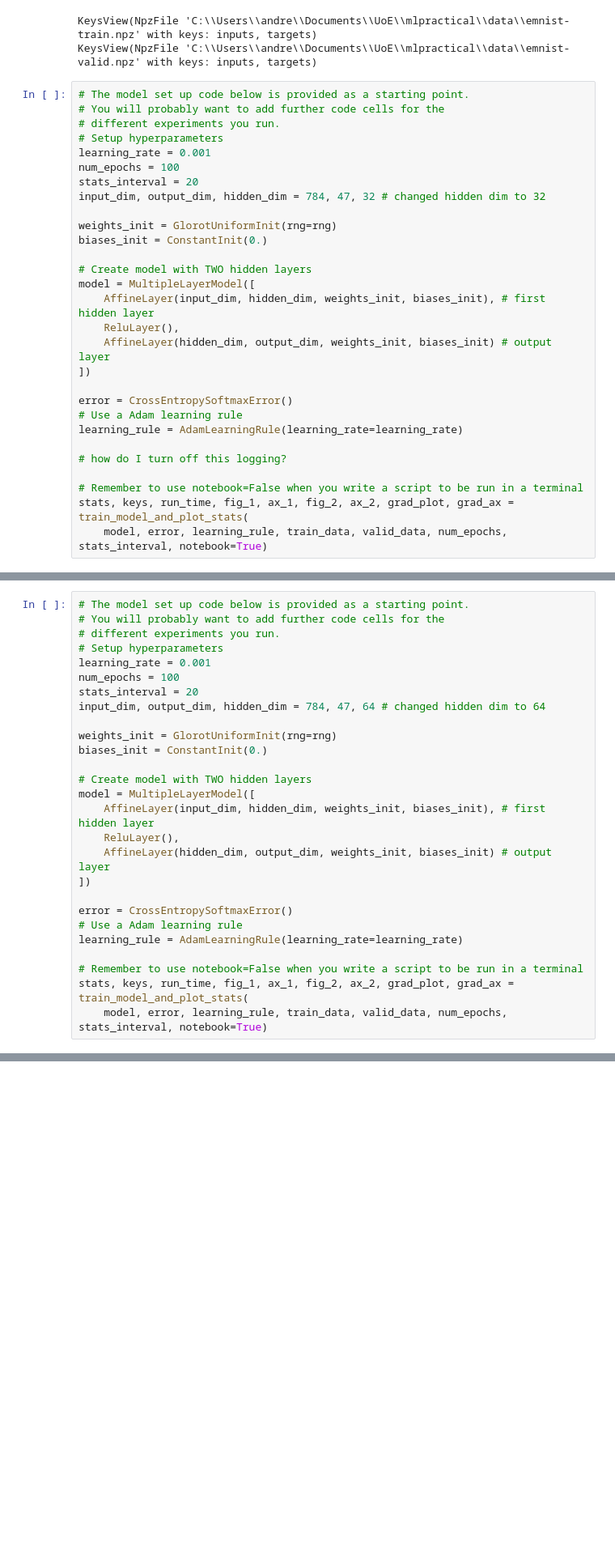
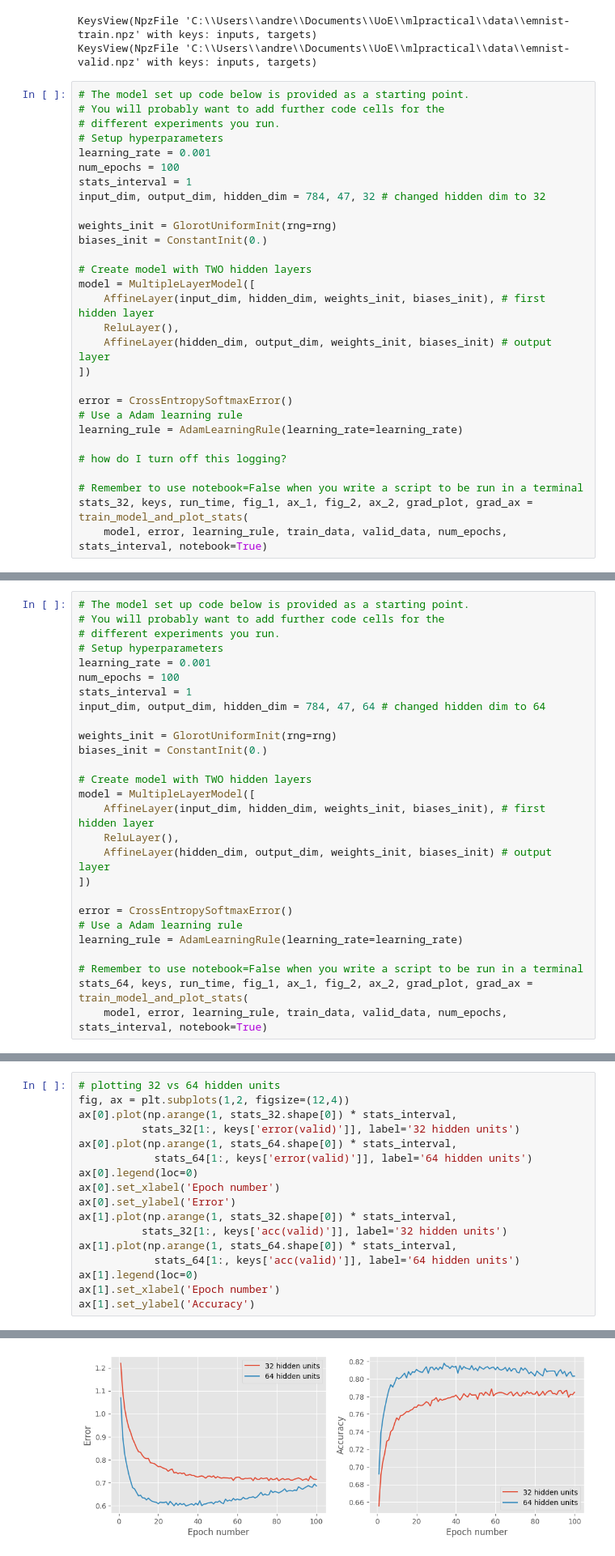
Before and after one commit to Ace0x/mlpractical, a Jupyter notebook: notebooks/Coursework_1.ipynb, the cells around one changed output, grey strips where cells are left out. Shown at 81% size. Drawn from its saved outputs; the diff is of its cells as text; blank space fills up the shorter version.

Commit message:
Update MLP report with validation accuracy and error metrics for varying hidden units

```diff
--- a/notebooks/Coursework_1.ipynb
+++ b/notebooks/Coursework_1.ipynb
@@ -104,7 +104,7 @@ KeysView(NpzFile 'C:\\Users\\andre\\Documents\\UoE\\mlpractical\\data\\emnist-va
 # Setup hyperparameters
 learning_rate = 0.001
 num_epochs = 100
-stats_interval = 20
+stats_interval = 1
 input_dim, output_dim, hidden_dim = 784, 47, 32 # changed hidden dim to 32
 
 weights_init = GlorotUniformInit(rng=rng)
@@ -124,6 +124,6 @@ learning_rule = AdamLearningRule(learning_rate=learning_rate)
 # how do I turn off this logging?
 
 # Remember to use notebook=False when you write a script to be run in a terminal
-stats, keys, run_time, fig_1, ax_1, fig_2, ax_2, grad_plot, grad_ax = train_model_and_plot_stats(
+stats_32, keys, run_time, fig_1, ax_1, fig_2, ax_2, grad_plot, grad_ax = train_model_and_plot_stats(
     model, error, learning_rule, train_data, valid_data, num_epochs, stats_interval, notebook=True)
 # %% [output]
@@ -147,7 +159,7 @@ Epoch 100: 0.6s to complete
 # Setup hyperparameters
 learning_rate = 0.001
 num_epochs = 100
-stats_interval = 20
+stats_interval = 1
 input_dim, output_dim, hidden_dim = 784, 47, 64 # changed hidden dim to 64
 
 weights_init = GlorotUniformInit(rng=rng)
@@ -165,6 +177,6 @@ error = CrossEntropySoftmaxError()
 learning_rule = AdamLearningRule(learning_rate=learning_rate)
 
 # Remember to use notebook=False when you write a script to be run in a terminal
-stats, keys, run_time, fig_1, ax_1, fig_2, ax_2, grad_plot, grad_ax = train_model_and_plot_stats(
+stats_64, keys, run_time, fig_1, ax_1, fig_2, ax_2, grad_plot, grad_ax = train_model_and_plot_stats(
     model, error, learning_rule, train_data, valid_data, num_epochs, stats_interval, notebook=True)
 # %% [output]
@@ -183,0 +208,18 @@ Epoch 100: 0.9s to complete
+# %%
+# plotting 32 vs 64 hidden units
+fig, ax = plt.subplots(1,2, figsize=(12,4))
+ax[0].plot(np.arange(1, stats_32.shape[0]) * stats_interval,
+          stats_32[1:, keys['error(valid)']], label='32 hidden units')
+ax[0].plot(np.arange(1, stats_64.shape[0]) * stats_interval,
+            stats_64[1:, keys['error(valid)']], label='64 hidden units')
+ax[0].legend(loc=0)
+ax[0].set_xlabel('Epoch number')
+ax[0].set_ylabel('Error')
+ax[1].plot(np.arange(1, stats_32.shape[0]) * stats_interval,
+          stats_32[1:, keys['acc(valid)']], label='32 hidden units')
+ax[1].plot(np.arange(1, stats_64.shape[0]) * stats_interval,
+            stats_64[1:, keys['acc(valid)']], label='64 hidden units')
+ax[1].legend(loc=0)
+ax[1].set_xlabel('Epoch number')
+ax[1].set_ylabel('Accuracy')
+# %% [output]
@@ -184,3 +227,4 @@ Epoch 100: 0.9s to complete
+[figure, added]
 # %% [markdown]
 # 128 hidden units 1 layer
 # %%
```
Also changed, not shown: parts of 3 cells of this notebook, 7 other files.
